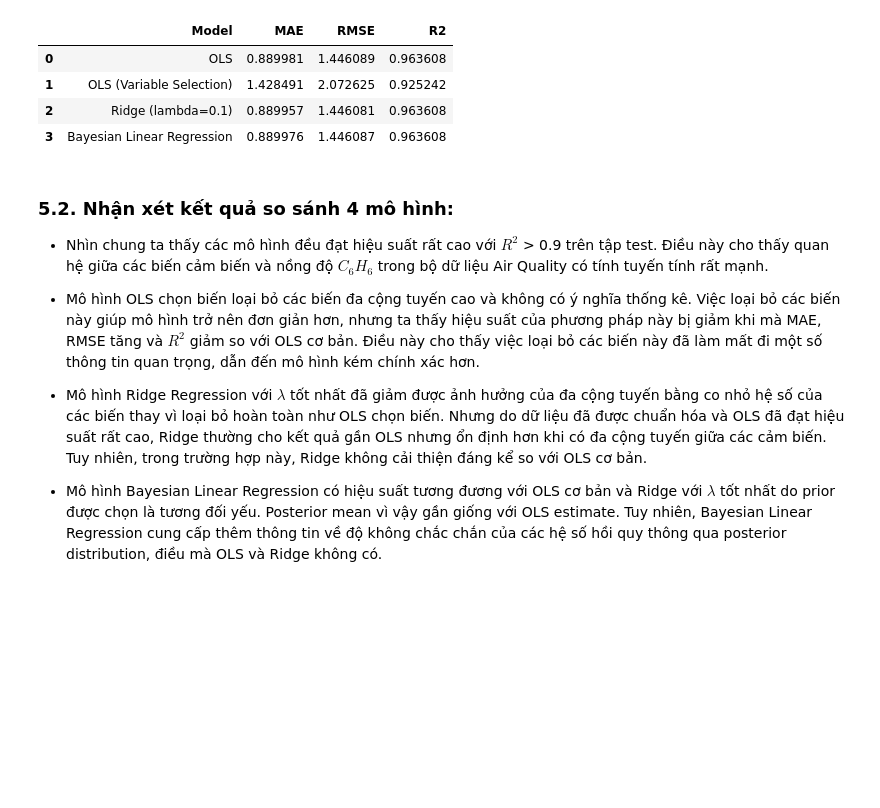
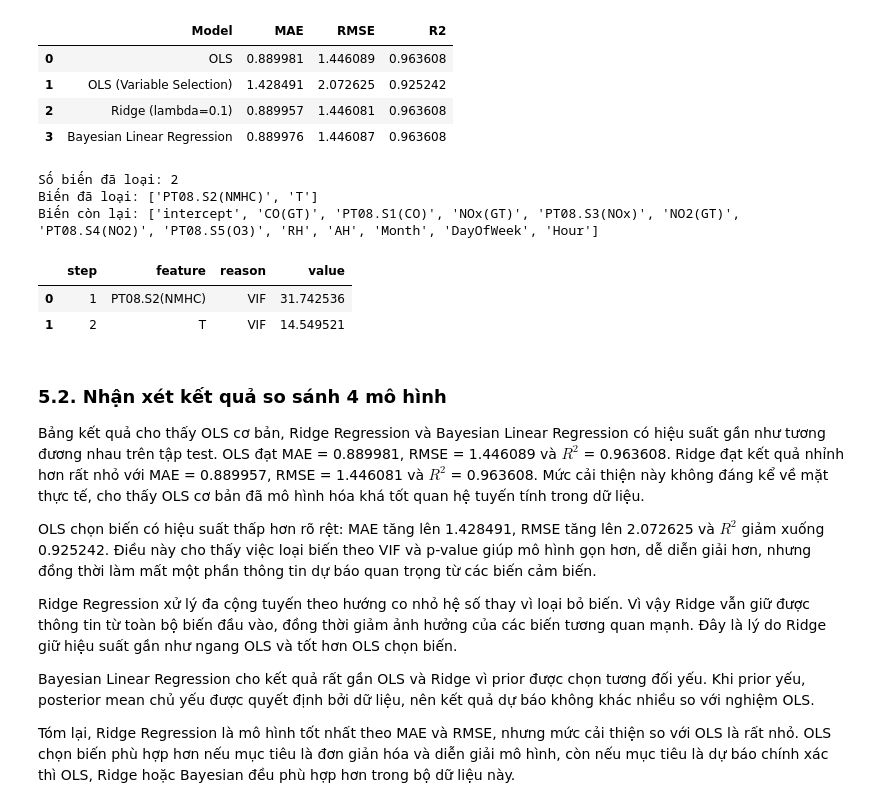
Before and after one commit to TNTruong196/Prj2_TUDTK_N1, a Jupyter notebook: part2/part2_notebook.ipynb, the cells around one changed output. Cells and saved outputs as stored; diff of their text form; code cells hidden in the pictures; blank space fills up the shorter version.

Commit message:
insert removal_log of OLS Variable Selection

```diff
--- a/part2/part2_notebook.ipynb
+++ b/part2/part2_notebook.ipynb
@@ -594,13 +594,36 @@ metrics_table
 | 1 | OLS (Variable Selection) | 1.428491 | 2.072625 | 0.925242 |
 | 2 | Ridge (lambda=0.1) | 0.889957 | 1.446081 | 0.963608 |
 | 3 | Bayesian Linear Regression | 0.889976 | 1.446087 | 0.963608 |
+# %%
+import pandas as pd
+
+removal_log = selection_result["removal_log"]
+
+print("Số biến đã loại:", len(selection_result["removed_features"]))
+print("Biến đã loại:", selection_result["removed_features"])
+print("Biến còn lại:", selection_result["selected_features"])
+
+if removal_log:
+    removal_log_df = pd.DataFrame(removal_log)
+    display(removal_log_df)
+else:
+    print("Không có biến nào bị loại trong quá trình OLS chọn biến.")
+# %% [output]
+Số biến đã loại: 2
+Biến đã loại: ['PT08.S2(NMHC)', 'T']
+Biến còn lại: ['intercept', 'CO(GT)', 'PT08.S1(CO)', 'NOx(GT)', 'PT08.S3(NOx)', 'NO2(GT)', 'PT08.S4(NO2)', 'PT08.S5(O3)', 'RH', 'AH', 'Month', 'DayOfWeek', 'Hour']
+|  | step | feature | reason | value |
+| 0 | 1 | PT08.S2(NMHC) | VIF | 31.742536 |
+| 1 | 2 | T | VIF | 14.549521 |
 # %% [markdown]
-### 5.2. Nhận xét kết quả so sánh 4 mô hình:
+### 5.2. Nhận xét kết quả so sánh 4 mô hình
 
-- Nhìn chung ta thấy các mô hình đều đạt hiệu suất rất cao với $R^2$ > 0.9 trên tập test. Điều này cho thấy quan hệ giữa các biến cảm biến và nồng độ $C_6H_6$ trong bộ dữ liệu Air Quality có tính tuyến tính rất mạnh.
+Bảng kết quả cho thấy OLS cơ bản, Ridge Regression và Bayesian Linear Regression có hiệu suất gần như tương đương nhau trên tập test. OLS đạt MAE = 0.889981, RMSE = 1.446089 và $R^2$ = 0.963608. Ridge đạt kết quả nhỉnh hơn rất nhỏ với MAE = 0.889957, RMSE = 1.446081 và $R^2$ = 0.963608. Mức cải thiện này không đáng kể về mặt thực tế, cho thấy OLS cơ bản đã mô hình hóa khá tốt quan hệ tuyến tính trong dữ liệu.
 
-- Mô hình OLS chọn biến loại bỏ các biến đa cộng tuyến cao và không có ý nghĩa thống kê. Việc loại bỏ các biến này giúp mô hình trở nên đơn giản hơn, nhưng ta thấy hiệu suất của phương pháp này bị giảm khi mà MAE, RMSE tăng và $R^2$ giảm so với OLS cơ bản. Điều này cho thấy việc loại bỏ các biến này đã làm mất đi một số thông tin quan trọng, dẫn đến mô hình kém chính xác hơn.
+OLS chọn biến có hiệu suất thấp hơn rõ rệt: MAE tăng lên 1.428491, RMSE tăng lên 2.072625 và $R^2$ giảm xuống 0.925242. Điều này cho thấy việc loại biến theo VIF và p-value giúp mô hình gọn hơn, dễ diễn giải hơn, nhưng đồng thời làm mất một phần thông tin dự báo quan trọng từ các biến cảm biến.
 
-- Mô hình Ridge Regression với $\lambda$ tốt nhất đã giảm được ảnh hưởng của đa cộng tuyến bằng co nhỏ hệ số của các biến thay vì loại bỏ hoàn toàn như OLS chọn biến. Nhưng do dữ liệu đã được chuẩn hóa và OLS đã đạt hiệu suất rất cao, Ridge thường cho kết quả gần OLS nhưng ổn định hơn khi có đa cộng tuyến giữa các cảm biến. Tuy nhiên, trong trường hợp này, Ridge không cải thiện đáng kể so với OLS cơ bản.
+Ridge Regression xử lý đa cộng tuyến theo hướng co nhỏ hệ số thay vì loại bỏ biến. Vì vậy Ridge vẫn giữ được thông tin từ toàn bộ biến đầu vào, đồng thời giảm ảnh hưởng của các biến tương quan mạnh. Đây là lý do Ridge giữ hiệu suất gần như ngang OLS và tốt hơn OLS chọn biến.
 
-- Mô hình Bayesian Linear Regression có hiệu suất tương đương với OLS cơ bản và Ridge với $\lambda$ tốt nhất do prior được chọn là tương đối yếu. Posterior mean vì vậy gần giống với OLS estimate. Tuy nhiên, Bayesian Linear Regression cung cấp thêm thông tin về độ không chắc chắn của các hệ số hồi quy thông qua posterior distribution, điều mà OLS và Ridge không có.
+Bayesian Linear Regression cho kết quả rất gần OLS và Ridge vì prior được chọn tương đối yếu. Khi prior yếu, posterior mean chủ yếu được quyết định bởi dữ liệu, nên kết quả dự báo không khác nhiều so với nghiệm OLS.
+
+Tóm lại, Ridge Regression là mô hình tốt nhất theo MAE và RMSE, nhưng mức cải thiện so với OLS là rất nhỏ. OLS chọn biến phù hợp hơn nếu mục tiêu là đơn giản hóa và diễn giải mô hình, còn nếu mục tiêu là dự báo chính xác thì OLS, Ridge hoặc Bayesian đều phù hợp hơn trong bộ dữ liệu này.
```
